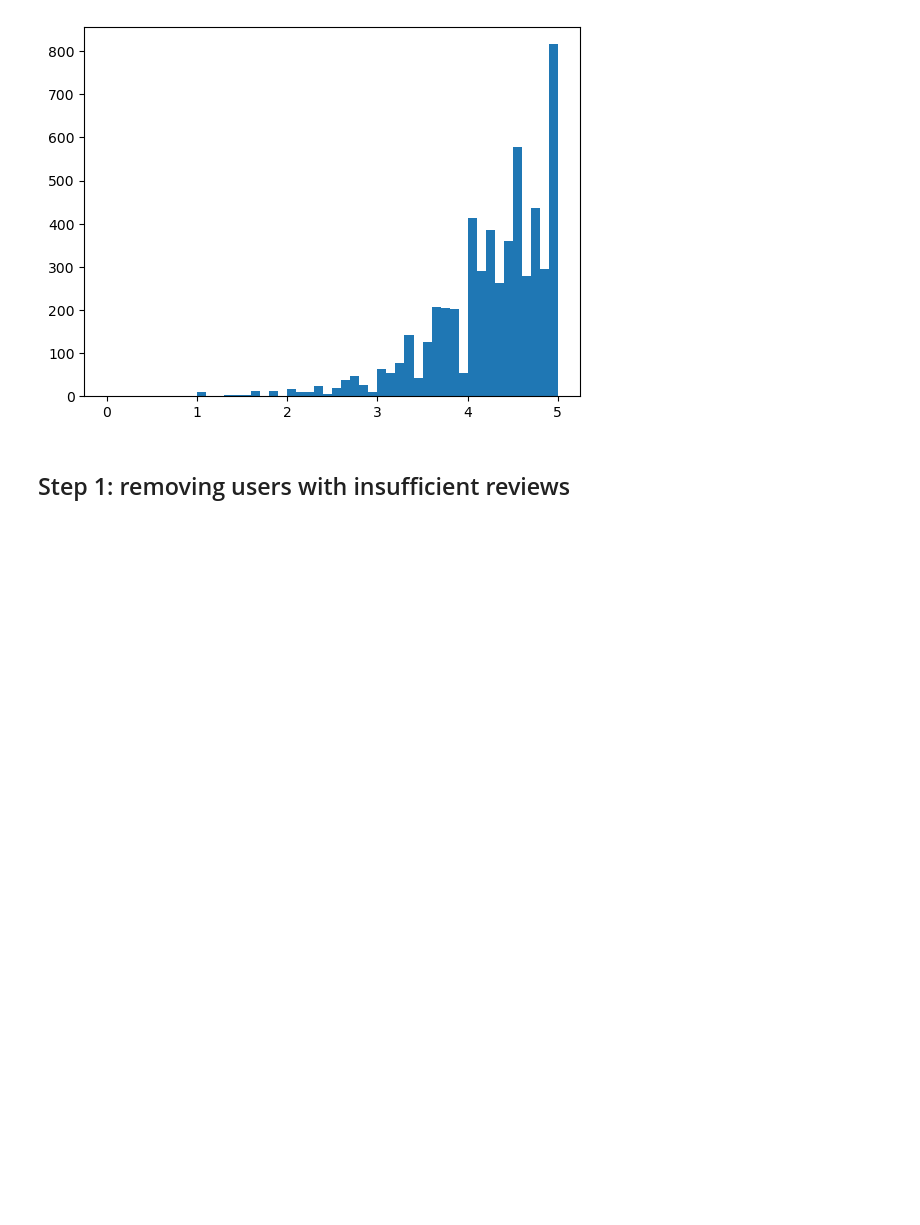
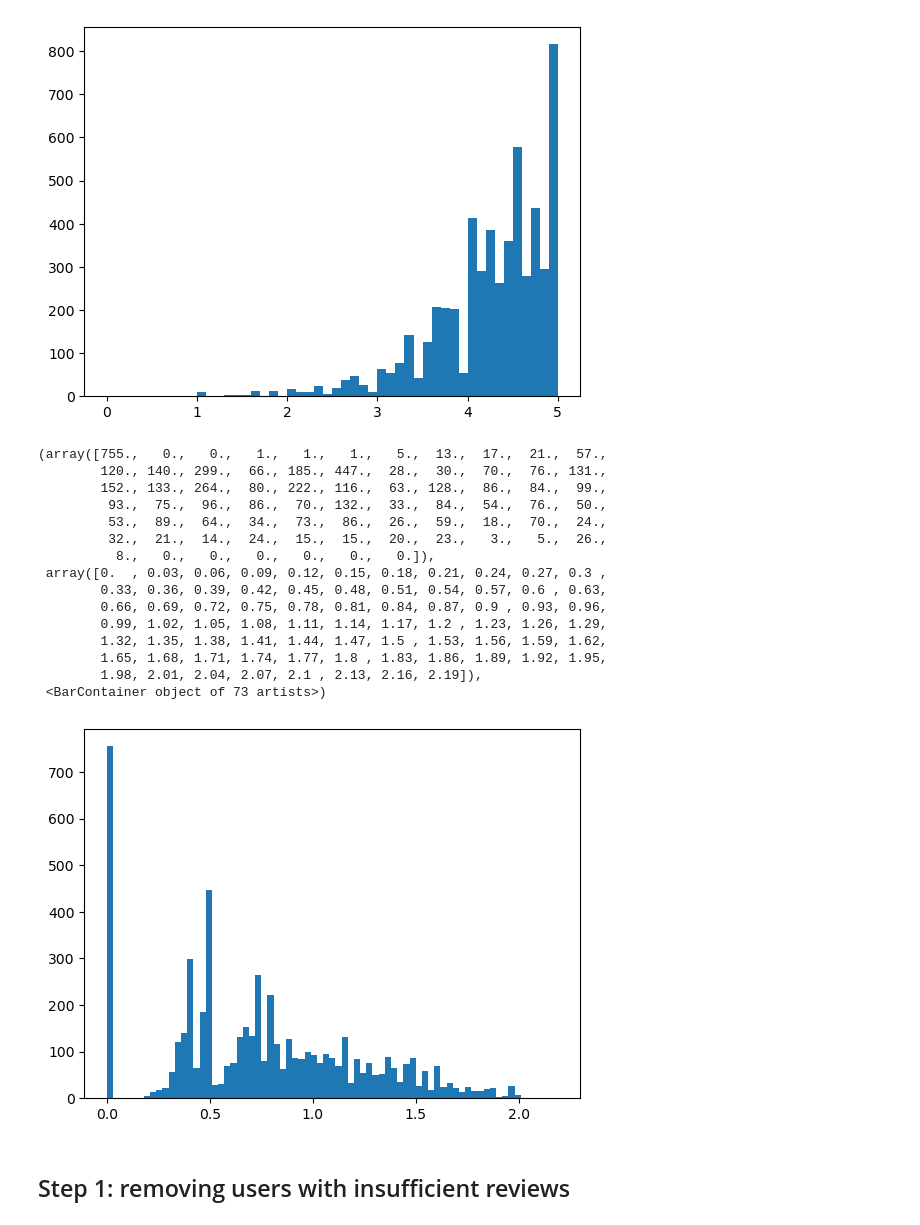
Before and after one commit to Thosam1/BachelorProject, a Jupyter notebook: Bandits/data-preprocessing/amazon_music_filtering.ipynb, the cells around one changed output. Cells and saved outputs as stored; diff of their text form; code cells hidden in the pictures; blank space fills up the shorter version.

Commit message:
added std_dev plot

```diff
--- a/Bandits/data-preprocessing/amazon_music_filtering.ipynb
+++ b/Bandits/data-preprocessing/amazon_music_filtering.ipynb
@@ -78,6 +78,27 @@ plt.hist(average_score_per_user, buckets)
         3.9, 4. , 4.1, 4.2, 4.3, 4.4, 4.5, 4.6, 4.7, 4.8, 4.9, 5. ]),
  <BarContainer object of 50 artists>)
 [figure]
+# %%
+STD_score_per_user = np.array([np.std(list(review_dict.values())) for review_dict in items_scores_by_reviewer.values()])
+buckets = np.arange(0, 2.2, 0.03)
+plt.hist(STD_score_per_user, buckets)
+# %% [output]
+(array([755.,   0.,   0.,   1.,   1.,   1.,   5.,  13.,  17.,  21.,  57.,
+        120., 140., 299.,  66., 185., 447.,  28.,  30.,  70.,  76., 131.,
+        152., 133., 264.,  80., 222., 116.,  63., 128.,  86.,  84.,  99.,
+         93.,  75.,  96.,  86.,  70., 132.,  33.,  84.,  54.,  76.,  50.,
+         53.,  89.,  64.,  34.,  73.,  86.,  26.,  59.,  18.,  70.,  24.,
+         32.,  21.,  14.,  24.,  15.,  15.,  20.,  23.,   3.,   5.,  26.,
+          8.,   0.,   0.,   0.,   0.,   0.,   0.]),
+ array([0.  , 0.03, 0.06, 0.09, 0.12, 0.15, 0.18, 0.21, 0.24, 0.27, 0.3 ,
+        0.33, 0.36, 0.39, 0.42, 0.45, 0.48, 0.51, 0.54, 0.57, 0.6 , 0.63,
+        0.66, 0.69, 0.72, 0.75, 0.78, 0.81, 0.84, 0.87, 0.9 , 0.93, 0.96,
+        0.99, 1.02, 1.05, 1.08, 1.11, 1.14, 1.17, 1.2 , 1.23, 1.26, 1.29,
+        1.32, 1.35, 1.38, 1.41, 1.44, 1.47, 1.5 , 1.53, 1.56, 1.59, 1.62,
+        1.65, 1.68, 1.71, 1.74, 1.77, 1.8 , 1.83, 1.86, 1.89, 1.92, 1.95,
+        1.98, 2.01, 2.04, 2.07, 2.1 , 2.13, 2.16, 2.19]),
+ <BarContainer object of 73 artists>)
+[figure, added]
 # %% [markdown]
 ## Step 1: removing users with insufficient reviews
 # %% [markdown]
```
